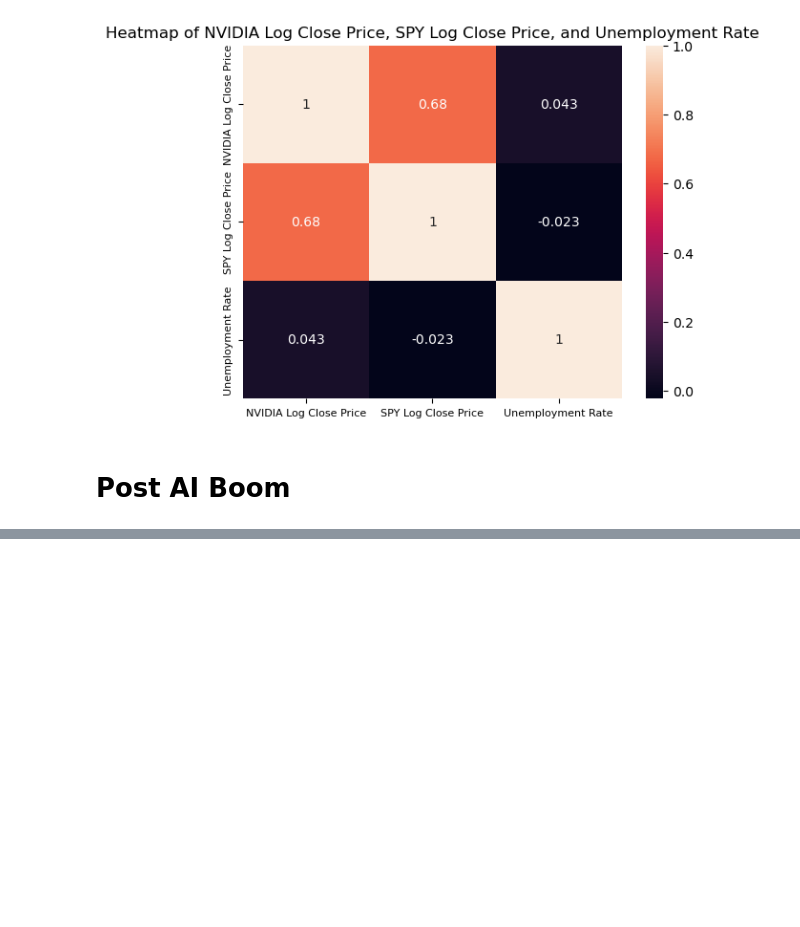
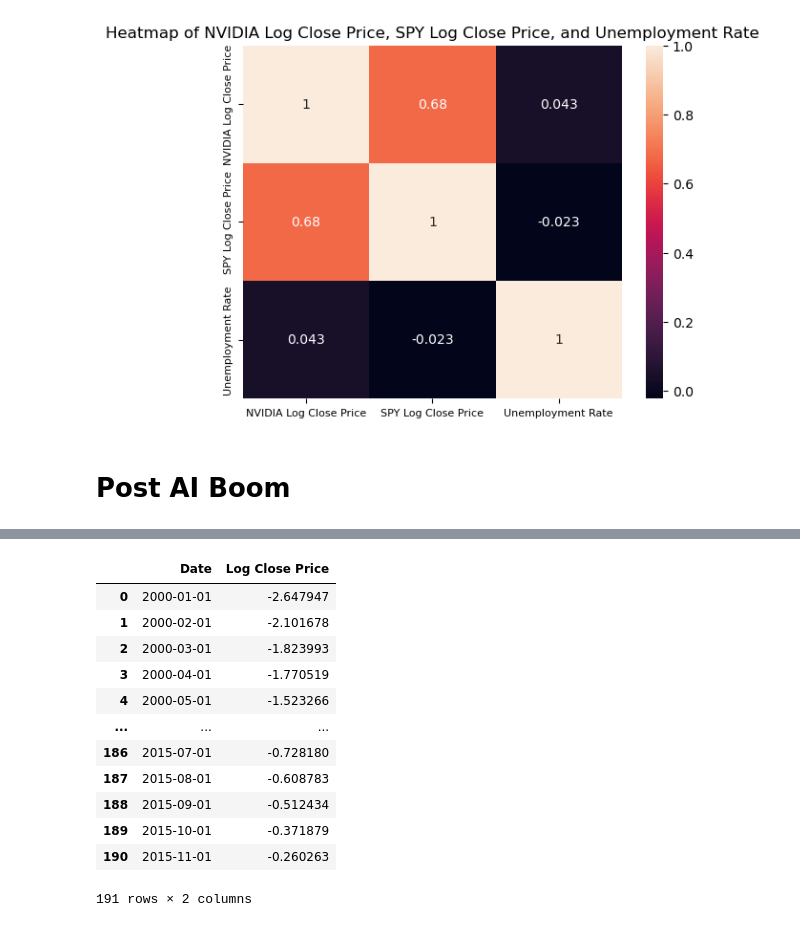
Before and after one commit to bwhong/bwhong-dsci510_fall2025_final_project, a Jupyter notebook: src/results.ipynb, the cells around one changed output, grey strips where cells are left out. Cells and saved outputs as stored; diff of their text form; code cells hidden in the pictures; blank space fills up the shorter version.

```diff
--- a/src/results.ipynb
+++ b/src/results.ipynb
@@ -193,3 +193,19 @@ plot_correlation_analysis(nvidia_processed_log_data_post_ai_boom, fred_processed
+# %%
+nvidia_processed_log_data_pre_ai_boom
+# %% [output]
+|  | Date | Log Close Price |
+| 0 | 2000-01-01 | -2.647947 |
+| 1 | 2000-02-01 | -2.101678 |
+| 2 | 2000-03-01 | -1.823993 |
+| 3 | 2000-04-01 | -1.770519 |
+| 4 | 2000-05-01 | -1.523266 |
+| ... | ... | ... |
+| 186 | 2015-07-01 | -0.728180 |
+| 187 | 2015-08-01 | -0.608783 |
+| 188 | 2015-09-01 | -0.512434 |
+| 189 | 2015-10-01 | -0.371879 |
+| 190 | 2015-11-01 | -0.260263 |
+191 rows × 2 columns
 # %%
 plot_correlation_analysis(nvidia_processed_log_data_post_ai_boom, spy_processed_log_data_post_ai_boom, NVIDIA_DATASET_COLOR, SPY_DATASET_COLOR, 'NVIDIA Log Close Price', 'SPY Log Close Price', fred_processed_data_post_ai_boom, UNRATE_DATASET_COLOR, 'Unemployment Rate', result_dir= RESULTS_DIR, ai_boom= 'Post', notebook_plot=True)
 # %% [output]
```
Also changed, not shown: parts of 10 cells of this notebook, 1 other file.
